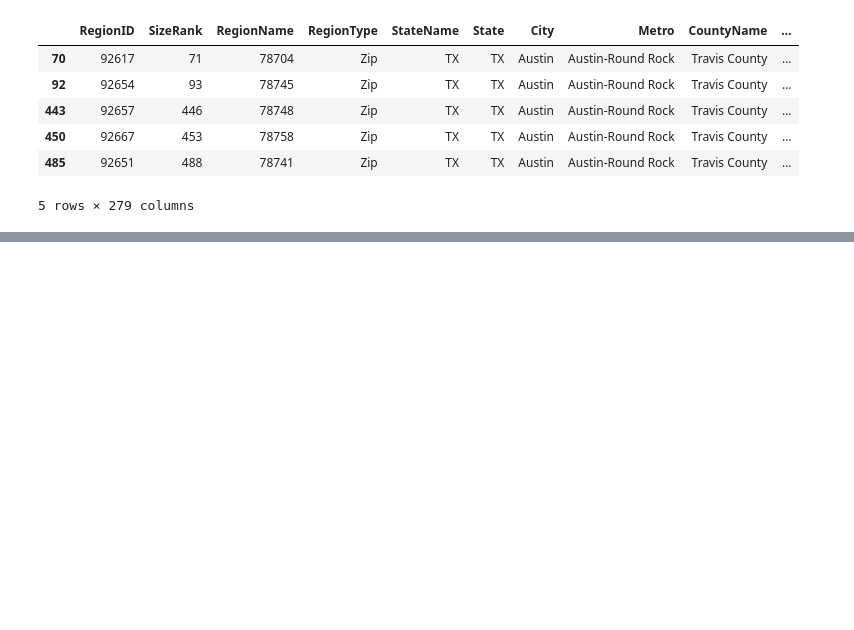
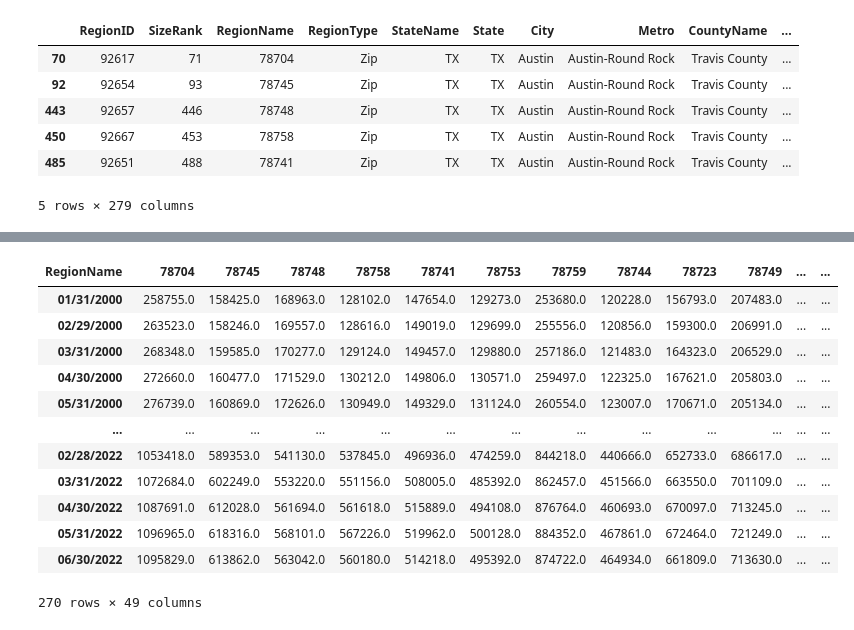
Before and after one commit to Rishi-Prasadha/FinTech_Funding_Application, a Jupyter notebook: zillow_data_analysis.ipynb, the cells around one changed output, grey strips where cells are left out. Cells and saved outputs as stored; diff of their text form; code cells hidden in the pictures; blank space fills up the shorter version.

Commit message:
Cleaned up Zillow data to create baseline df with zipcode as header and dates as indices

```diff
--- a/zillow_data_analysis.ipynb
+++ b/zillow_data_analysis.ipynb
@@ -8,7 +8,8 @@ import hvplot.pandas
 # %%
 # Import Zillow dataset into a pandas dataframe
 
-zillow_df = pd.read_csv(Path('Resources/zillow_home_values.csv'))
+zillow_df = pd.read_csv(Path('Resources/zillow_home_values.csv'),
+                        infer_datetime_format=True)
 
 # Display
 
@@ -43,0 +61,25 @@ zillow_austin_df['RegionName'].value_counts()
+# %%
+# Create a dataframe with only the prices and dates and another dataframe with zip codes for headers
+
+dates_df = zillow_austin_df.drop(columns=['RegionID', 'RegionName','RegionType','State', 'City', 'Metro', 'CountyName', 'SizeRank','StateName']).T
+zipcode_df = zillow_austin_df['RegionName']
+
+
+dates_df.set_index(dates_df.columns[0])
+dates_df.columns = zipcode_df
+
+display(dates_df)
+# %% [output]
+| RegionName | 78704 | 78745 | 78748 | 78758 | 78741 | 78753 | 78759 | 78744 | 78723 | 78749 | ... | ... |
+| 01/31/2000 | 258755.0 | 158425.0 | 168963.0 | 128102.0 | 147654.0 | 129273.0 | 253680.0 | 120228.0 | 156793.0 | 207483.0 | ... | ... |
+| 02/29/2000 | 263523.0 | 158246.0 | 169557.0 | 128616.0 | 149019.0 | 129699.0 | 255556.0 | 120856.0 | 159300.0 | 206991.0 | ... | ... |
+| 03/31/2000 | 268348.0 | 159585.0 | 170277.0 | 129124.0 | 149457.0 | 129880.0 | 257186.0 | 121483.0 | 164323.0 | 206529.0 | ... | ... |
+| 04/30/2000 | 272660.0 | 160477.0 | 171529.0 | 130212.0 | 149806.0 | 130571.0 | 259497.0 | 122325.0 | 167621.0 | 205803.0 | ... | ... |
+| 05/31/2000 | 276739.0 | 160869.0 | 172626.0 | 130949.0 | 149329.0 | 131124.0 | 260554.0 | 123007.0 | 170671.0 | 205134.0 | ... | ... |
+| ... | ... | ... | ... | ... | ... | ... | ... | ... | ... | ... | ... | ... |
+| 02/28/2022 | 1053418.0 | 589353.0 | 541130.0 | 537845.0 | 496936.0 | 474259.0 | 844218.0 | 440666.0 | 652733.0 | 686617.0 | ... | ... |
+| 03/31/2022 | 1072684.0 | 602249.0 | 553220.0 | 551156.0 | 508005.0 | 485392.0 | 862457.0 | 451566.0 | 663550.0 | 701109.0 | ... | ... |
+| 04/30/2022 | 1087691.0 | 612028.0 | 561694.0 | 561618.0 | 515889.0 | 494108.0 | 876764.0 | 460693.0 | 670097.0 | 713245.0 | ... | ... |
+| 05/31/2022 | 1096965.0 | 618316.0 | 568101.0 | 567226.0 | 519962.0 | 500128.0 | 884352.0 | 467861.0 | 672464.0 | 721249.0 | ... | ... |
+| 06/30/2022 | 1095829.0 | 613862.0 | 563042.0 | 560180.0 | 514218.0 | 495392.0 | 874722.0 | 464934.0 | 661809.0 | 713630.0 | ... | ... |
+270 rows × 49 columns
```
Also changed, not shown: parts of 1 cell of this notebook.
